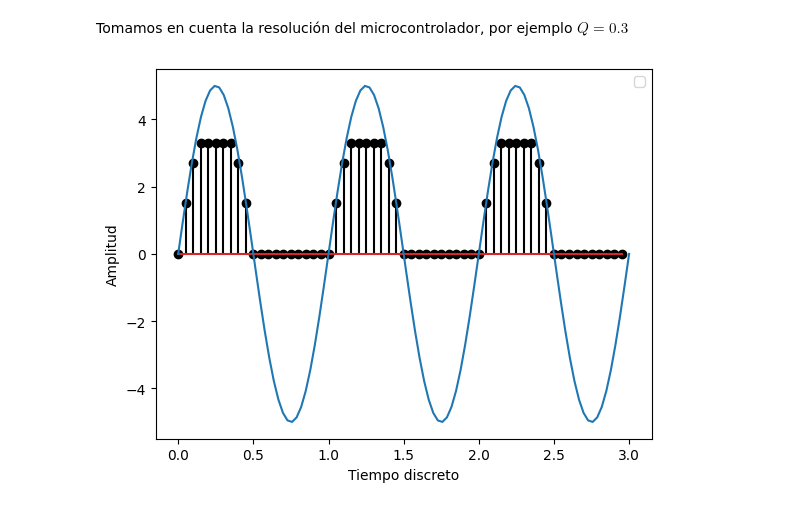
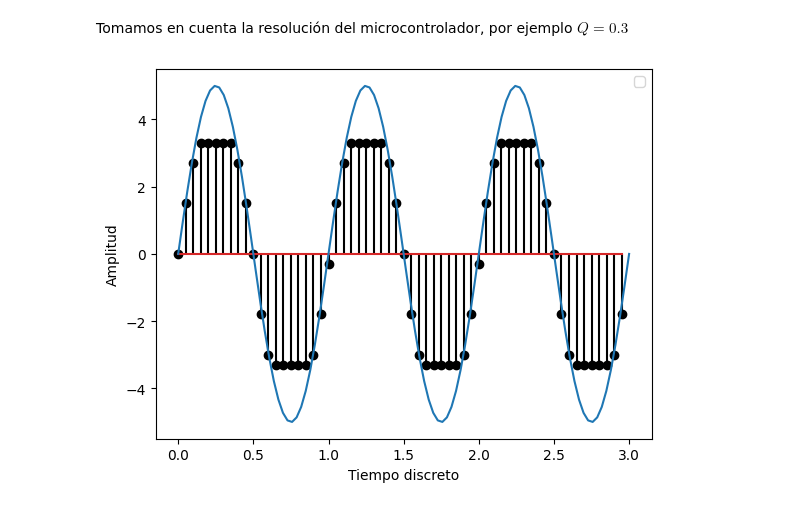
Before and after one commit to luisgonzalez4/FPDS, a Jupyter notebook: Representacion_Digital_de_una_senal.ipynb, the cells around one changed output. Cells and saved outputs as stored; diff of their text form; code cells hidden in the pictures.

```diff
--- a/Representacion_Digital_de_una_senal.ipynb
+++ b/Representacion_Digital_de_una_senal.ipynb
@@ -33,22 +33,22 @@ Tomamos en cuenta la resolución del microcontrolador, por ejemplo $Q=0.3$
 # %%
 from matplotlib import legend
 Q=0.3 # resolución de microcontrolador, en el arduino uno tenemos Q=4.88e-3
 Vmax=3.3 # voltage maximo
-Vmin=0 # voltage minimo
+Vmin=-3.3 # voltage minimo
 fk=np.zeros_like(f)
 t=np.linspace(0,3,100)
 ft=5*np.sin(omega*t) # vector de tiempo continuo
 for i in range(len(f)):
   fk[i]=Q*np.floor(f[i]/Q)
   if fk[i]>Vmax:
     fk[i]=Vmax
   elif fk[i]<Vmin:
     fk[i]=Vmin
 plt.stem(kT,fk,'k') # señal discreta
 plt.plot(t,ft) # señal continua
 plt.xlabel('Tiempo discreto')
 plt.ylabel('Amplitud')
 plt.legend()
 plt.show()
 # %% [output]
-[figure, old version]
+[figure, new version]
```
